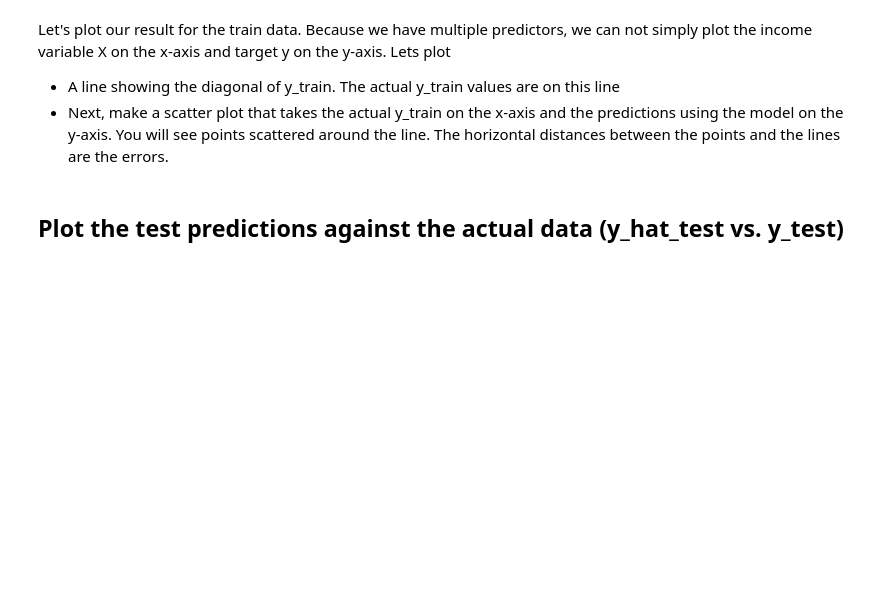
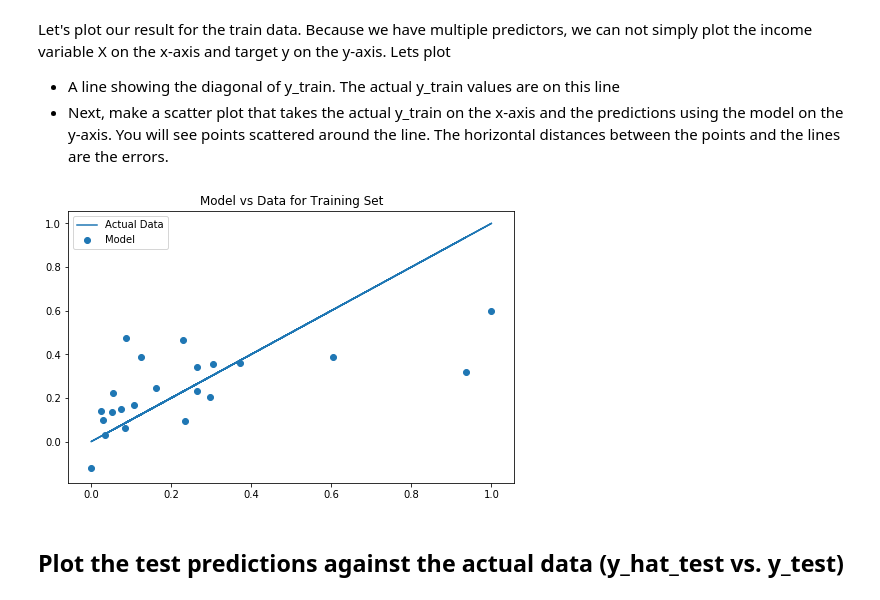
Before and after one commit to learn-co-curriculum/dsc-bias-variance-trade-off-lab, a Jupyter notebook: index.ipynb, the cells around one changed output. Drawn from its saved outputs; the diff is of its cells as text; code cells hidden in the pictures; blank space fills up the shorter version.

Commit message:
ALERT: Cell Mismatch. Auto-create curriculum branch from solution + master

```diff
--- a/index.ipynb
+++ b/index.ipynb
@@ -28,3 +42,12 @@ df = df[[ "domgross", "budget", "imdbRating", "Metascore", "imdbVotes"]]
 transformed = scale.fit_transform(df)
 pd_df = pd.DataFrame(transformed, columns = df.columns)
 pd_df.head()
+# %%
+# __SOLUTION__
+# Only keep four predictors and transform the with MinMaxScaler
+
+scale = MinMaxScaler()
+df = df[[ "domgross", "budget", "imdbRating", "Metascore", "imdbVotes"]]
+transformed = scale.fit_transform(df)
+pd_df = pd.DataFrame(transformed, columns = df.columns)
+pd_df.head()
@@ -32,9 +62,25 @@ pd_df.head()
 ## Split the data into a test and train set
 # %%
 # domgross is the outcome variable
+# %%
+# __SOLUTION__
+# domgross is the outcome variable
+X = pd_df[['budget','imdbRating','Metascore','imdbVotes']]
+y = pd_df['domgross']
 # %%
 #Your code here
+# %%
+# __SOLUTION__
+#Your code here
+from sklearn.model_selection import train_test_split
+X_train , X_test, y_train, y_test = train_test_split(X, y)
 # %% [markdown]
 ## Fit a regression model to the training data and look at the coefficients
 # %%
 #Your code
+# %%
+# __SOLUTION__
+#Your code
+from sklearn.linear_model import *
+linreg = LinearRegression()
+linreg.fit(X_train, y_train)
@@ -48,6 +101,17 @@ Let's plot our result for the train data. Because we have multiple predictors, w
 import matplotlib.pyplot as plt
 %matplotlib inline
 # your code here
+# %%
+# __SOLUTION__
+import matplotlib.pyplot as plt
+%matplotlib inline
+plt.figure(figsize=(8,5))
+plt.scatter(y_train, linreg.predict(X_train), label='Model')
+plt.plot(y_train, y_train, label='Actual Data')
+plt.title('Model vs Data for Training Set')
+plt.legend();
+# %% [output]
+[figure, added]
 # %% [markdown]
 ## Plot the test predictions against the actual data (y_hat_test vs. y_test)
 # %% [markdown]
```
Also changed, not shown: parts of 16 cells of this notebook, 5 other files.
